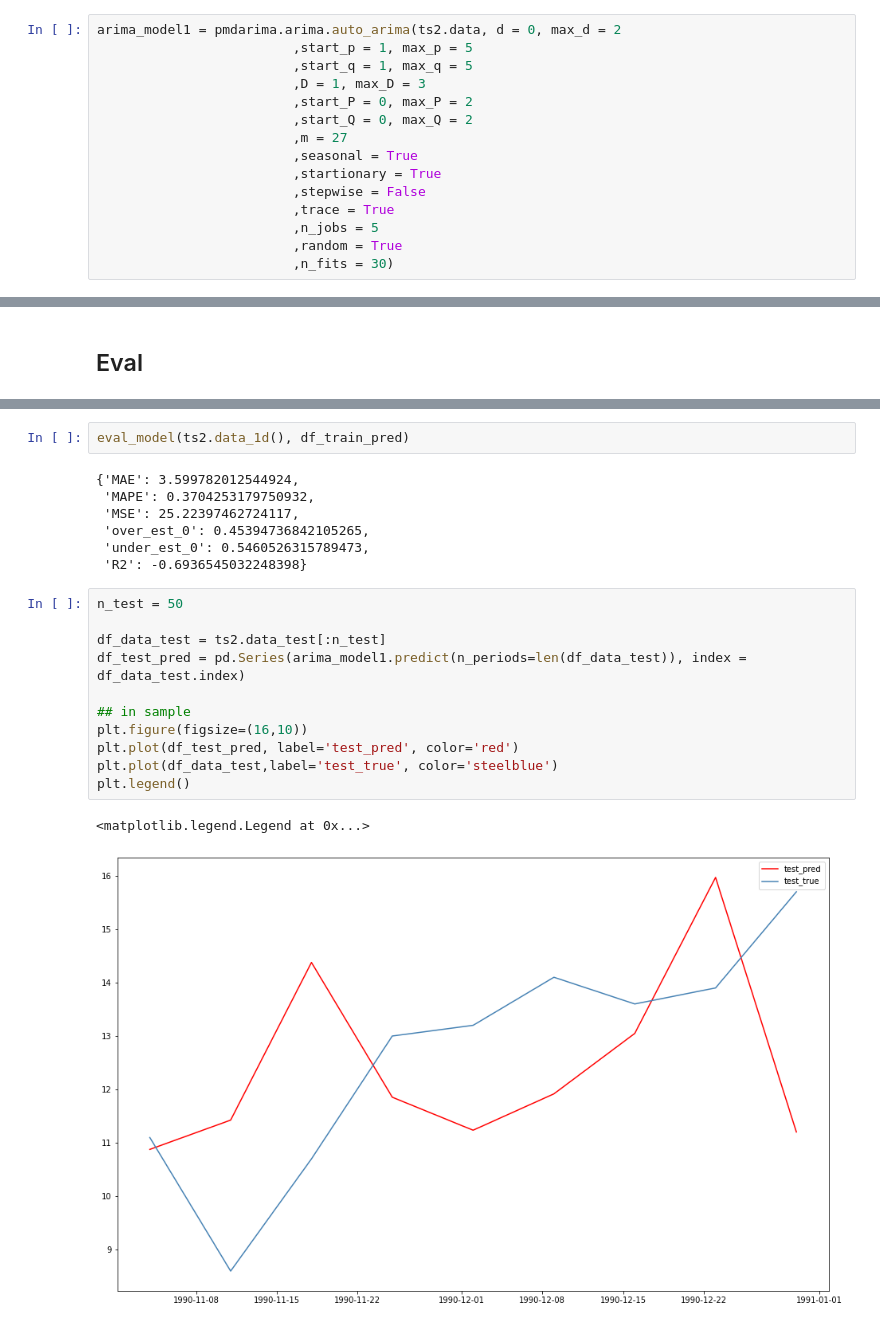
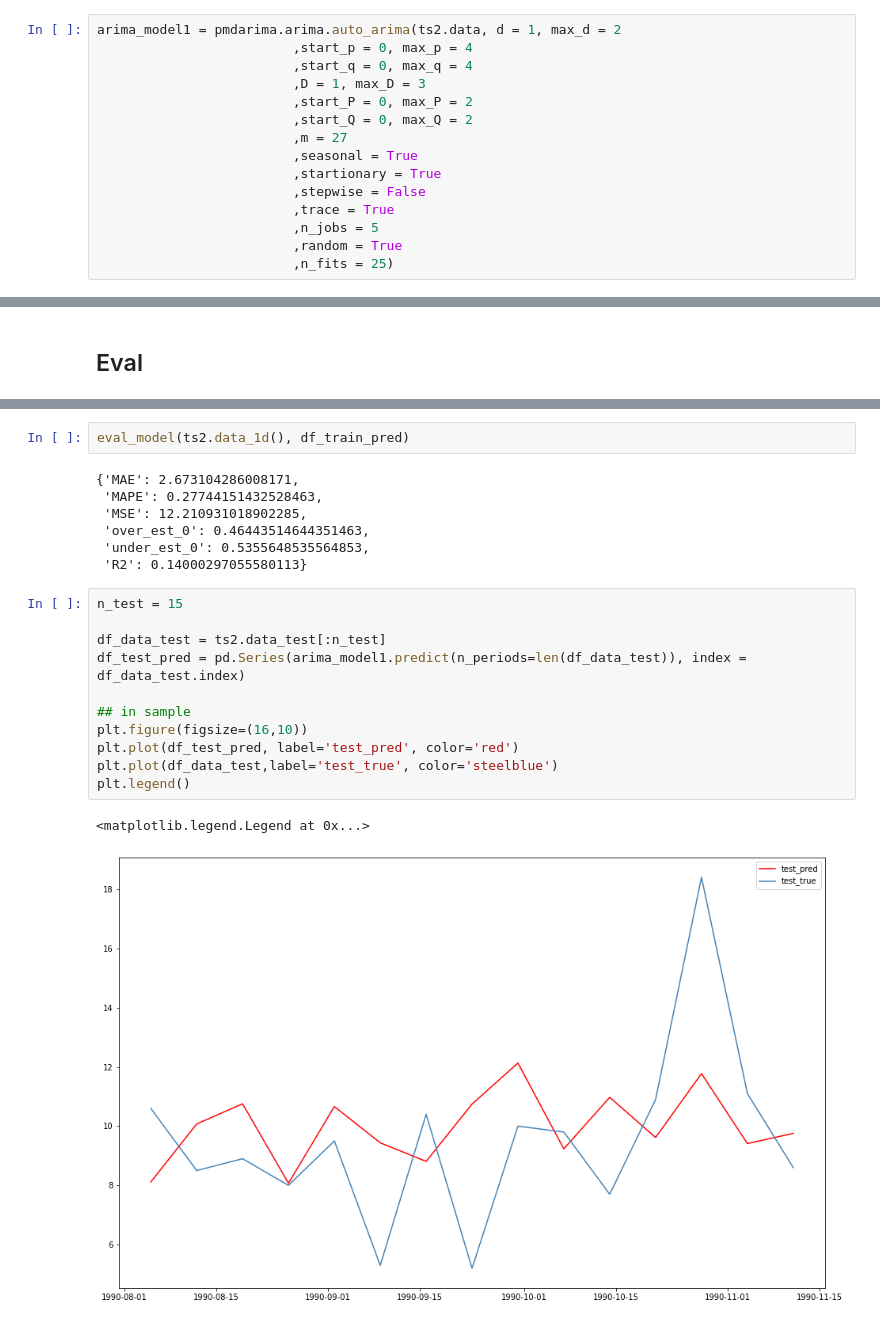
Before and after one commit to alamhanz/walmartsales, a Jupyter notebook: notebooks/iteration_0/2-model_1.ipynb, the cells around one changed output, grey strips where cells are left out. Drawn from its saved outputs; the diff is of its cells as text.

```diff
--- a/notebooks/iteration_0/2-model_1.ipynb
+++ b/notebooks/iteration_0/2-model_1.ipynb
@@ -60,9 +60,9 @@ ts2.plot()
 # %% [markdown]
 ## Model 1
 # %%
-arima_model1 = pmdarima.arima.auto_arima(ts2.data, d = 0, max_d = 2
-                         ,start_p = 1, max_p = 5
-                         ,start_q = 1, max_q = 5
+arima_model1 = pmdarima.arima.auto_arima(ts2.data, d = 1, max_d = 2
+                         ,start_p = 0, max_p = 4
+                         ,start_q = 0, max_q = 4
                          ,D = 1, max_D = 3
                          ,start_P = 0, max_P = 2
                          ,start_Q = 0, max_Q = 2
@@ -73,5 +73,5 @@ arima_model1 = pmdarima.arima.auto_arima(ts2.data, d = 0, max_d = 2
                          ,trace = True
                          ,n_jobs = 5
                          ,random = True
-                         ,n_fits = 30)
+                         ,n_fits = 25)
 # %% [output]
@@ -117,26 +122,26 @@ plt.legend()
 # %%
 eval_model(ts2.data_1d(), df_train_pred)
 # %% [output]
-{'MAE': 3.599782012544924,
- 'MAPE': 0.3704253179750932,
- 'MSE': 25.22397462724117,
- 'over_est_0': 0.45394736842105265,
- 'under_est_0': 0.5460526315789473,
- 'R2': -0.6936545032248398}
+{'MAE': 2.673104286008171,
+ 'MAPE': 0.27744151432528463,
+ 'MSE': 12.210931018902285,
+ 'over_est_0': 0.46443514644351463,
+ 'under_est_0': 0.5355648535564853,
+ 'R2': 0.14000297055580113}
 # %%
-n_test = 50
+n_test = 15
 
 df_data_test = ts2.data_test[:n_test]
 df_test_pred = pd.Series(arima_model1.predict(n_periods=len(df_data_test)), index = df_data_test.index)
 
 ## in sample
 plt.figure(figsize=(16,10))
 plt.plot(df_test_pred, label='test_pred', color='red')
 plt.plot(df_data_test,label='test_true', color='steelblue')
 plt.legend()
 # %% [output]
 <matplotlib.legend.Legend at 0x...>
-[figure, old version]
+[figure, new version]
 # %%
 eval_model(ts2.data_1d(test = 1)[:n_test], df_test_pred)
 # %% [output]
```
Also changed, not shown: parts of 5 cells of this notebook, 32 other files.
